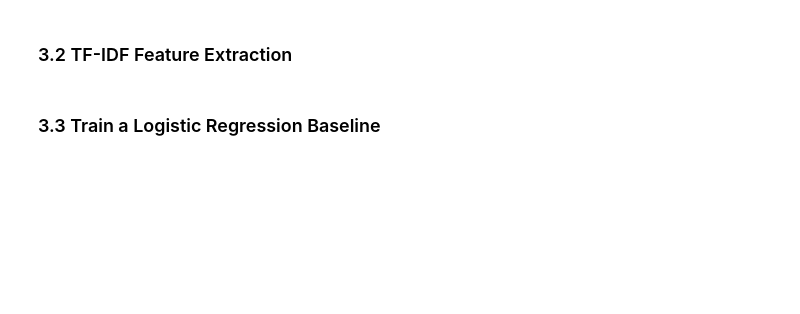
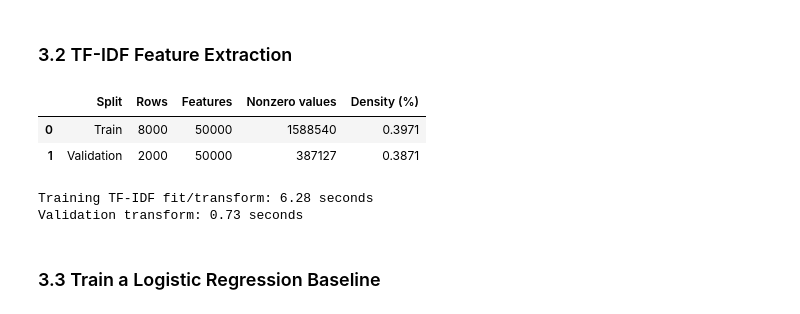
Before and after one commit to HsiangTNA/CS5785-AML-Kaggle-Challenge, a Jupyter notebook: Code/Human_or_AI_Text_Authorship_Classification.ipynb, the cells around one changed output. Drawn from its saved outputs; the diff is of its cells as text; code cells hidden in the pictures; blank space fills up the shorter version.

```diff
--- a/Code/Human_or_AI_Text_Authorship_Classification.ipynb
+++ b/Code/Human_or_AI_Text_Authorship_Classification.ipynb
@@ -558,4 +604,57 @@ Test/unlabeled rows and the starter subset were not added to this split.
 # %% [markdown]
 ### 3.2 TF-IDF Feature Extraction
+# %%
+TFIDF_CONFIG = {
+    "lowercase": True,
+    "strip_accents": None,
+    "stop_words": None,
+    "ngram_range": (1, 2),     # Use individual words and two-word phrases.
+    "min_df": 2,              # Ignore terms appearing in only one training text.
+    "max_df": 1.0,
+    "max_features": 50_000,   # Limit vocabulary size to control memory usage.
+    "sublinear_tf": True,     # Reduce the influence of repeated terms.
+    "norm": "l2",
+}
+
+baseline_vectorizer = TfidfVectorizer(
+    **TFIDF_CONFIG,
+    dtype=np.float32,
+)
+
+# Learn the vocabulary and IDF weights from training data only.
+start = perf_counter()
+X_train_tfidf = baseline_vectorizer.fit_transform(X_train)
+tfidf_fit_seconds = perf_counter() - start
+
+# Reuse the fitted vectorizer to avoid validation-data leakage.
+start = perf_counter()
+X_val_tfidf = baseline_vectorizer.transform(X_val)
+tfidf_val_transform_seconds = perf_counter() - start
+
+feature_summary = pd.DataFrame([
+    {
+        "Split": name,
+        "Rows": matrix.shape[0],
+        "Features": matrix.shape[1],
+        "Nonzero values": matrix.nnz,
+        "Density (%)": (
+            100 * matrix.nnz / (matrix.shape[0] * matrix.shape[1])
+        ),
+    }
+    for name, matrix in [
+        ("Train", X_train_tfidf),
+        ("Validation", X_val_tfidf),
+    ]
+])
+
+display(feature_summary.round(4))
+print(f"Training TF-IDF fit/transform: {tfidf_fit_seconds:.2f} seconds")
+print(f"Validation transform: {tfidf_val_transform_seconds:.2f} seconds")
+# %% [output]
+|  | Split | Rows | Features | Nonzero values | Density (%) |
+| 0 | Train | 8000 | 50000 | 1588540 | 0.3971 |
+| 1 | Validation | 2000 | 50000 | 387127 | 0.3871 |
+Training TF-IDF fit/transform: 6.28 seconds
+Validation transform: 0.73 seconds
 # %% [markdown]
 ### 3.3 Train a Logistic Regression Baseline
```
Also changed, not shown: parts of 14 cells of this notebook.
